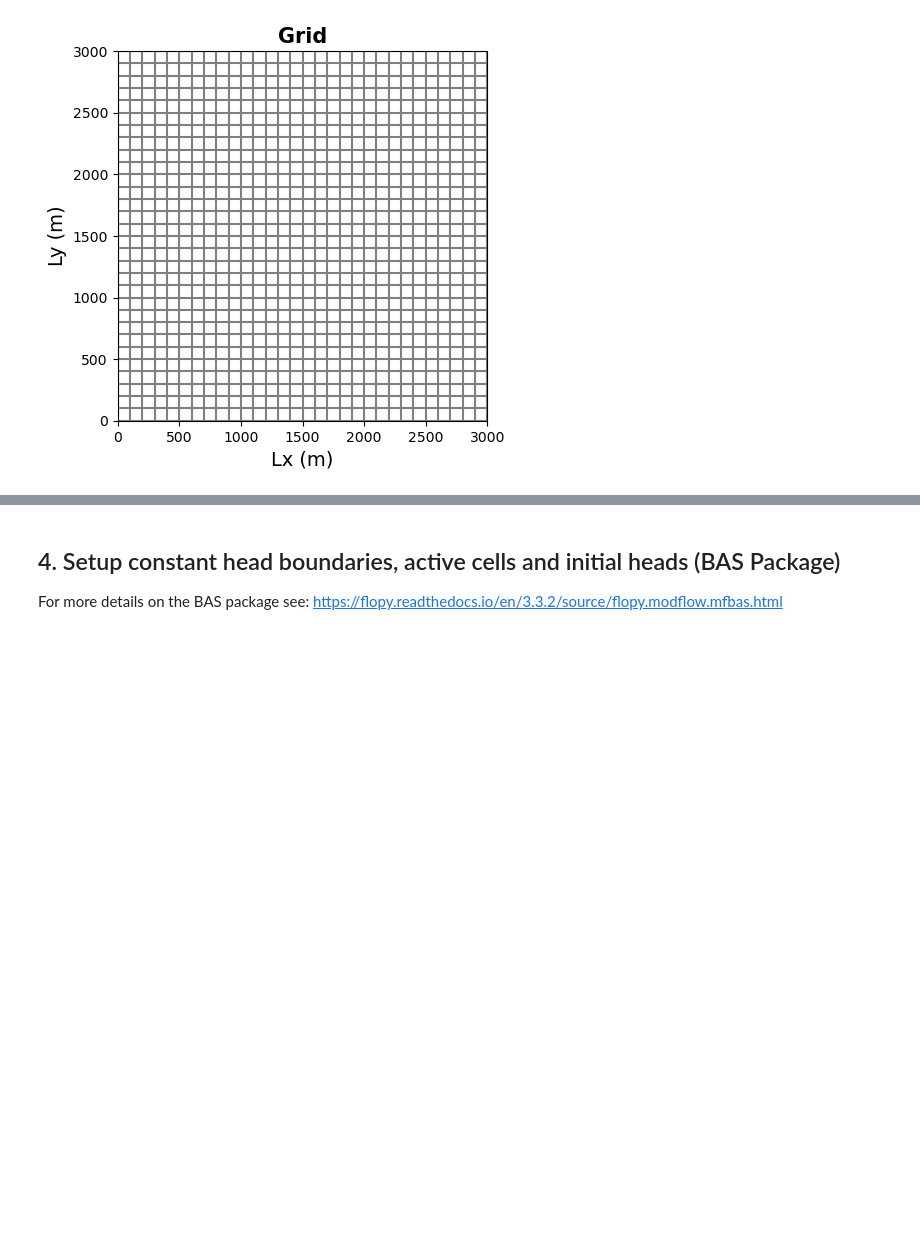
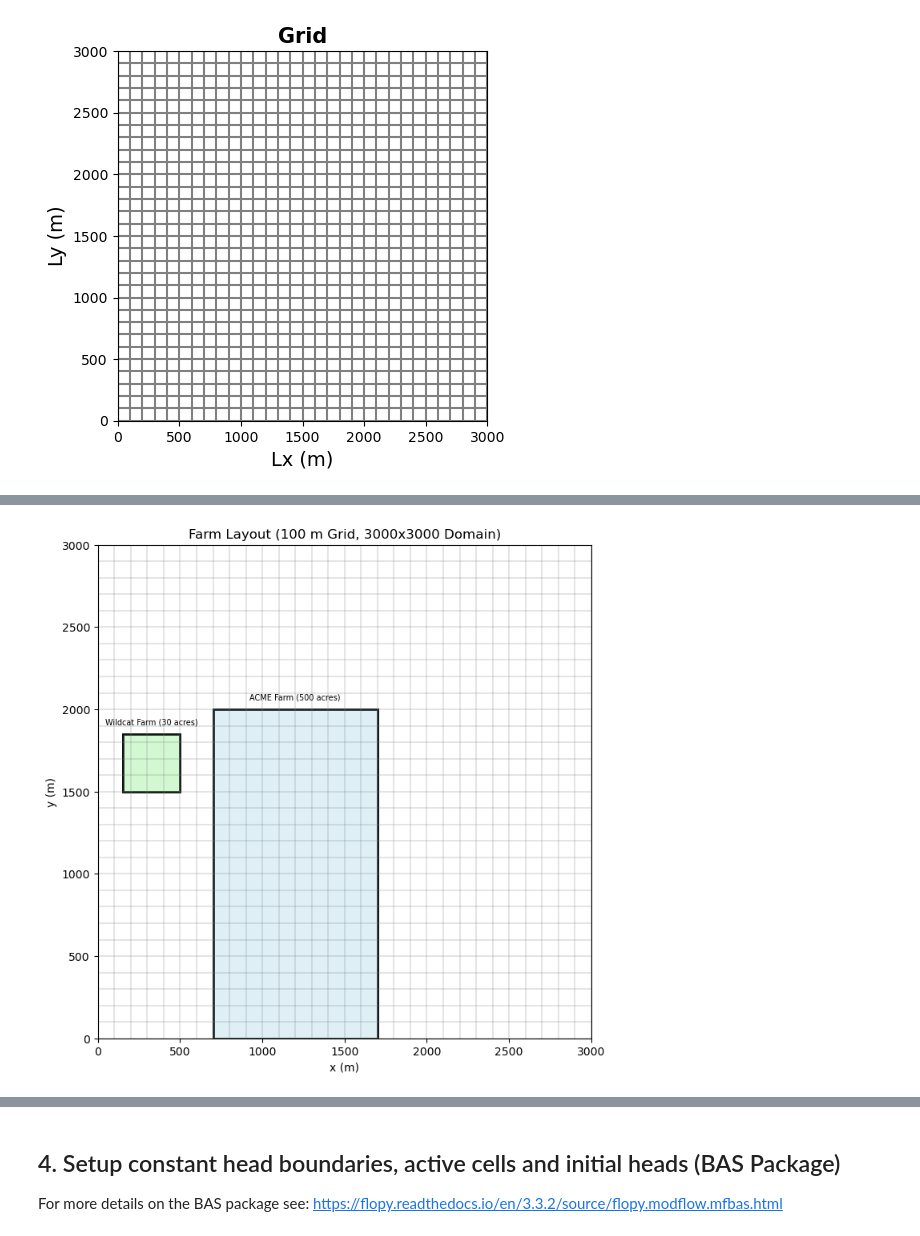
Before and after one commit to HWRS564-hydrogeologic-analysis/hwrs564b_course_materials_diamantebarrett, a Jupyter notebook: My_HW/Barrett_HW2.ipynb, the cells around one changed output, grey strips where cells are left out. Cells and saved outputs as stored; diff of their text form; code cells hidden in the pictures; blank space fills up the shorter version.

```diff
--- a/My_HW/Barrett_HW2.ipynb
+++ b/My_HW/Barrett_HW2.ipynb
@@ -120,0 +123,99 @@ plt.show()
+# %%
+# --- Domain size (adjust if needed) ---
+Lx = 3000
+Ly = 3000
+grid_spacing = 100
+
+fig, ax = plt.subplots(figsize=(8, 8))
+
+# --- Draw grid ---
+for x in np.arange(0, Lx + grid_spacing, grid_spacing):
+    ax.axvline(x, color='gray', linewidth=0.3)
+
+for y in np.arange(0, Ly + grid_spacing, grid_spacing):
+    ax.axhline(y, color='gray', linewidth=0.3)
+
+# --- Draw Wildcat Farm (approximate from image) ---
+wildcat_x = 150
+wildcat_y = 1500
+wildcat_width = 350
+wildcat_height = 350
+
+wildcat = plt.Rectangle(
+    (wildcat_x, wildcat_y),
+    wildcat_width,
+    wildcat_height,
+    fill=False,
+    edgecolor='black',
+    linewidth=2
+)
+ax.add_patch(wildcat)
+
+ax.text(
+    wildcat_x + wildcat_width/2,
+    wildcat_y + wildcat_height + 60,
+    "Wildcat Farm (30 acres)",
+    ha='center',
+    fontsize=7
+)
+
+# --- Draw ACME Farm (approximate from image) ---
+acme_x = 700
+acme_y = 0
+acme_width = 1000
+acme_height = 2000
+
+acme = plt.Rectangle(
+    (acme_x, acme_y),
+    acme_width,
+    acme_height,
+    fill=False,
+    edgecolor='black',
+    linewidth=2
+)
+ax.add_patch(acme)
+
+ax.text(
+    acme_x + acme_width/2,
+    acme_y + acme_height + 60,
+    "ACME Farm (500 acres)",
+    ha='center',
+    fontsize=7
+)
+
+# --- Formatting ---
+ax.set_xlim(0, Lx)
+ax.set_ylim(0, Ly)
+ax.set_xlabel("x (m)")
+ax.set_ylabel("y (m)")
+ax.set_title("Farm Layout (100 m Grid, 3000x3000 Domain)")
+ax.set_aspect('equal')
+
+# --- Draw Wildcat Farm (shaded) ---
+wildcat = plt.Rectangle(
+    (wildcat_x, wildcat_y),
+    wildcat_width,
+    wildcat_height,
+    edgecolor='black',
+    facecolor='lightgreen',   # choose color
+    alpha=0.4,                # transparency
+    linewidth=2
+)
+ax.add_patch(wildcat)
+
+# --- Draw ACME Farm (shaded) ---
+acme = plt.Rectangle(
+    (acme_x, acme_y),
+    acme_width,
+    acme_height,
+    edgecolor='black',
+    facecolor='lightblue',    # choose color
+    alpha=0.4,
+    linewidth=2
+)
+ax.add_patch(acme)
+
+
+plt.show()
+# %% [output]
+[figure, added]
```
Also changed, not shown: parts of 22 cells of this notebook, 6 other files.
